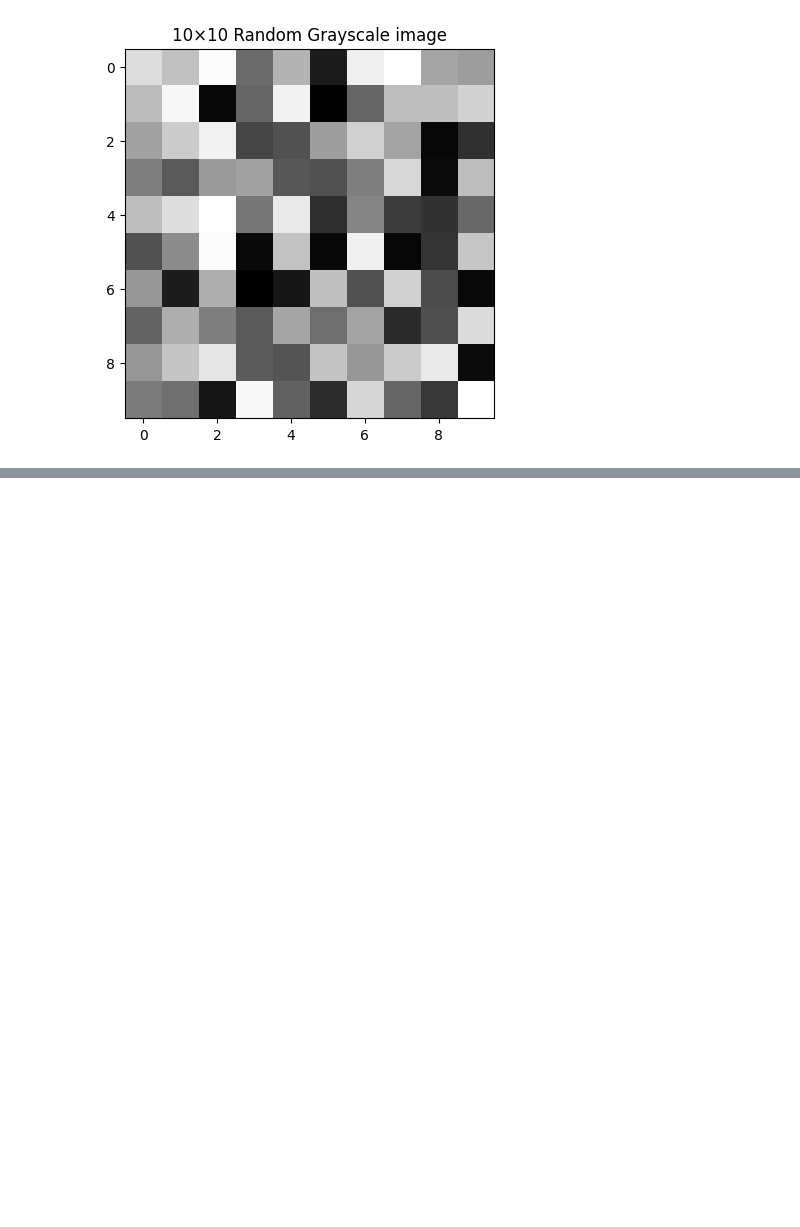
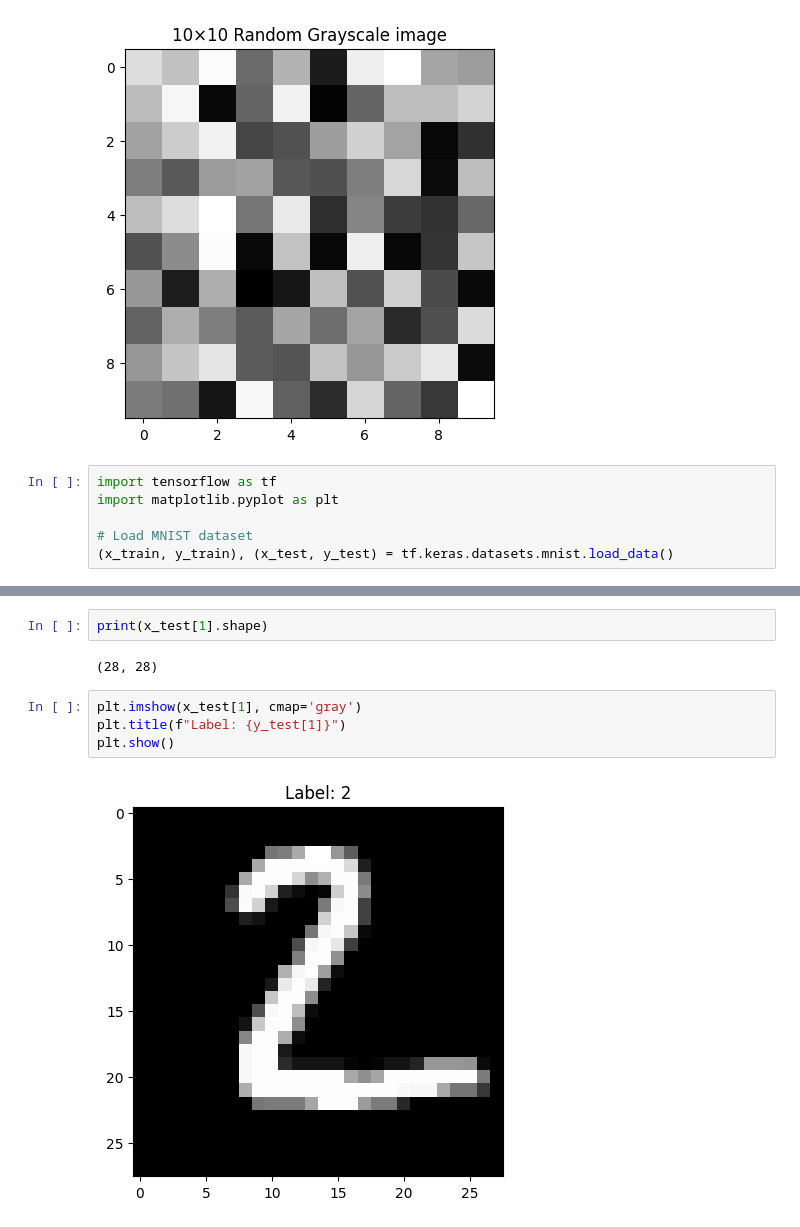
Before and after one commit to KeshavFTW099/ArtificalAdvanced_NeuralNetworks, a Jupyter notebook: Creating_Grayscale_Images.ipynb, the cells around one changed output, grey strips where cells are left out. Drawn from its saved outputs; the diff is of its cells as text; blank space fills up the shorter version.

```diff
--- a/Creating_Grayscale_Images.ipynb
+++ b/Creating_Grayscale_Images.ipynb
@@ -55,3 +55,9 @@ plt.title("10×10 Random Grayscale image")
 plt.show()
 # %% [output]
 [figure]
+# %%
+import tensorflow as tf
+import matplotlib.pyplot as plt
+
+# Load MNIST dataset
+(x_train, y_train), (x_test, y_test) = tf.keras.datasets.mnist.load_data()
@@ -57,0 +78,10 @@ plt.show()
+# %%
+print(x_test[1].shape)
+# %% [output]
+(28, 28)
+# %%
+plt.imshow(x_test[1], cmap='gray')
+plt.title(f"Label: {y_test[1]}")
+plt.show()
+# %% [output]
+[figure, added]
```
Also changed, not shown: parts of 2 cells of this notebook.
